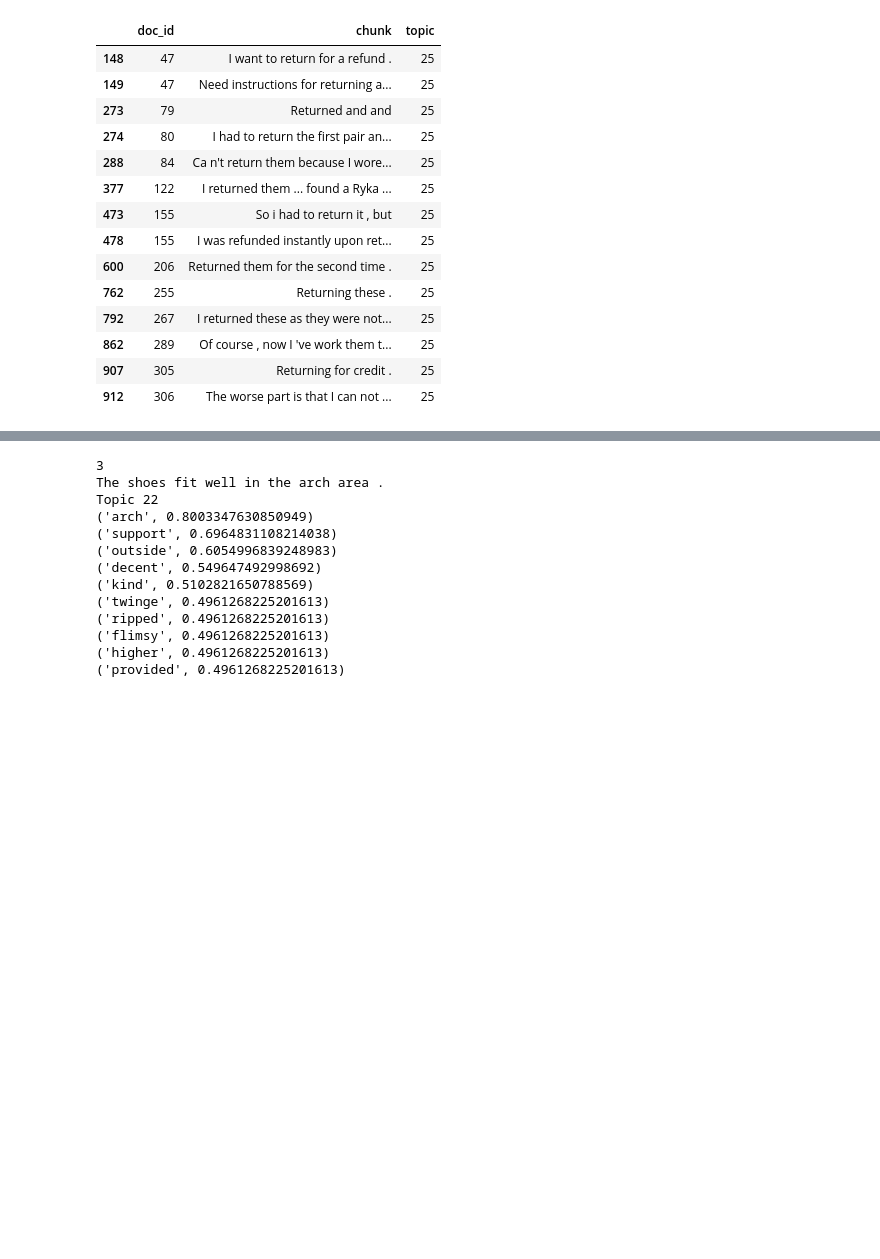
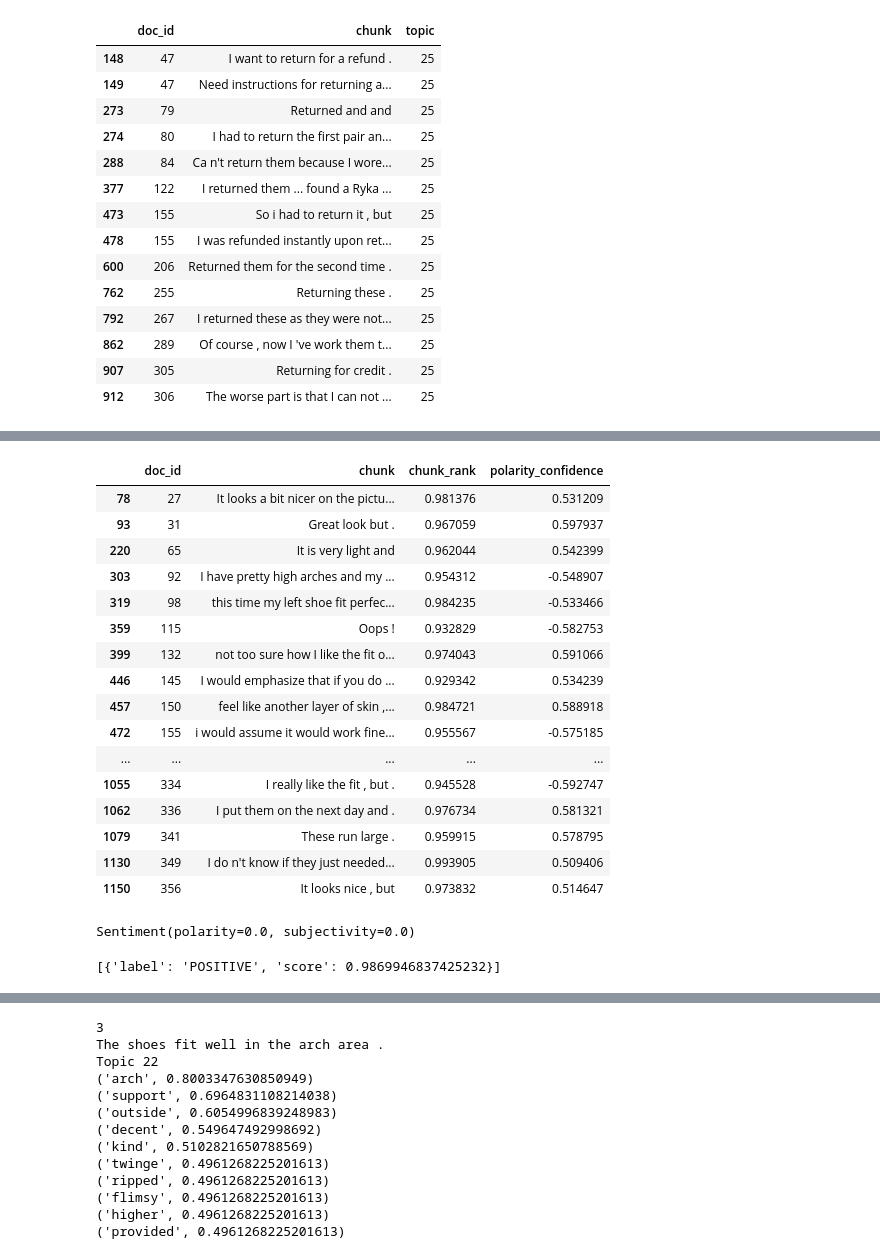
Before and after one commit to EyeofBeholder-NLeSC/orange3-argument, a Jupyter notebook: notebooks/ArguTopic.ipynb, the cells around one changed output, grey strips where cells are left out. Cells and saved outputs as stored; diff of their text form; code cells hidden in the pictures; blank space fills up the shorter version.

```diff
--- a/notebooks/ArguTopic.ipynb
+++ b/notebooks/ArguTopic.ipynb
@@ -84,3 +122,40 @@ chunks.loc[chunks['topic'] == 25]
+# %%
+# seems that by setting a hard threshold to be 0.6, there is still probabilities to get non-neutral arguments.
+chunks["polarity_confidence"] = scores
+chunks[chunks["polarity_confidence"].abs() < 0.6]
+# %% [output]
+|  | doc_id | chunk | chunk_rank | polarity_confidence |
+| 78 | 27 | It looks a bit nicer on the pictu... | 0.981376 | 0.531209 |
+| 93 | 31 | Great look but . | 0.967059 | 0.597937 |
+| 220 | 65 | It is very light and | 0.962044 | 0.542399 |
+| 303 | 92 | I have pretty high arches and my ... | 0.954312 | -0.548907 |
+| 319 | 98 | this time my left shoe fit perfec... | 0.984235 | -0.533466 |
+| 359 | 115 | Oops ! | 0.932829 | -0.582753 |
+| 399 | 132 | not too sure how I like the fit o... | 0.974043 | 0.591066 |
+| 446 | 145 | I would emphasize that if you do ... | 0.929342 | 0.534239 |
+| 457 | 150 | feel like another layer of skin ,... | 0.984721 | 0.588918 |
+| 472 | 155 | i would assume it would work fine... | 0.955567 | -0.575185 |
+| ... | ... | ... | ... | ... |
+| 1055 | 334 | I really like the fit , but . | 0.945528 | -0.592747 |
+| 1062 | 336 | I put them on the next day and . | 0.976734 | 0.581321 |
+| 1079 | 341 | These run large . | 0.959915 | 0.578795 |
+| 1130 | 349 | I do n't know if they just needed... | 0.993905 | 0.509406 |
+| 1150 | 356 | It looks nice , but | 0.973832 | 0.514647 |
+# %%
+# textblob and other rule-based models give polarity scores, but not as accurate as pre-trained models based on benchmarks: https://pub.towardsai.net/sentiment-analysis-without-modeling-textblob-vs-vader-vs-flair-657b7af855f4.
+from textblob import TextBlob
+sent = "Today is Monday."
+test = TextBlob(sent)
+test.sentiment
+# %% [output]
+Sentiment(polarity=0.0, subjectivity=0.0)
+# %%
+# another pre-trained model based technique, but still doesn't give polarity scores as output.
+from transformers import pipeline
+senti_pipe = pipeline("sentiment-analysis")
+senti_pipe(sent)
+# %% [output]
+[{'label': 'POSITIVE', 'score': 0.9869946837425232}]
 # %%
 from orangecontrib.argument.miner.topic import merger
 
```
Also changed, not shown: parts of 6 cells of this notebook, 1 other file.
